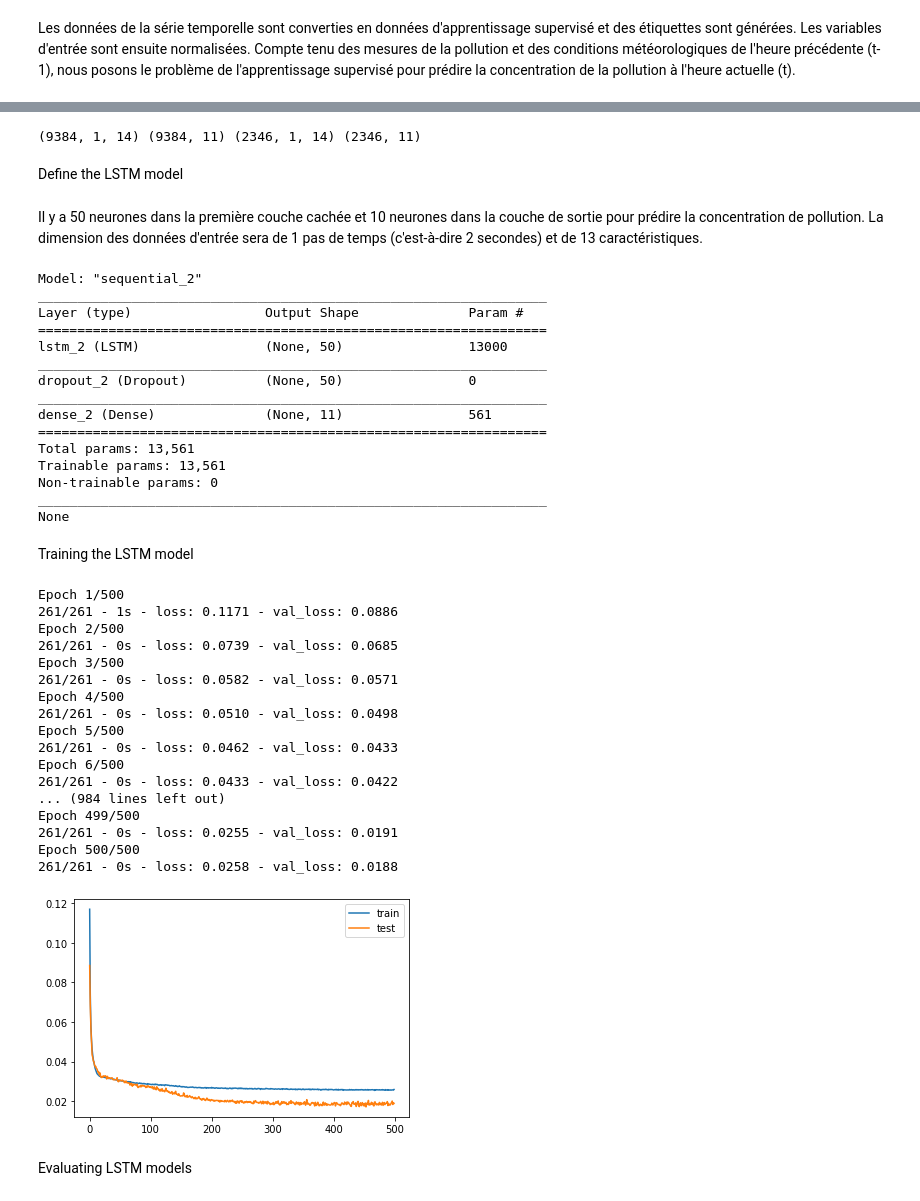
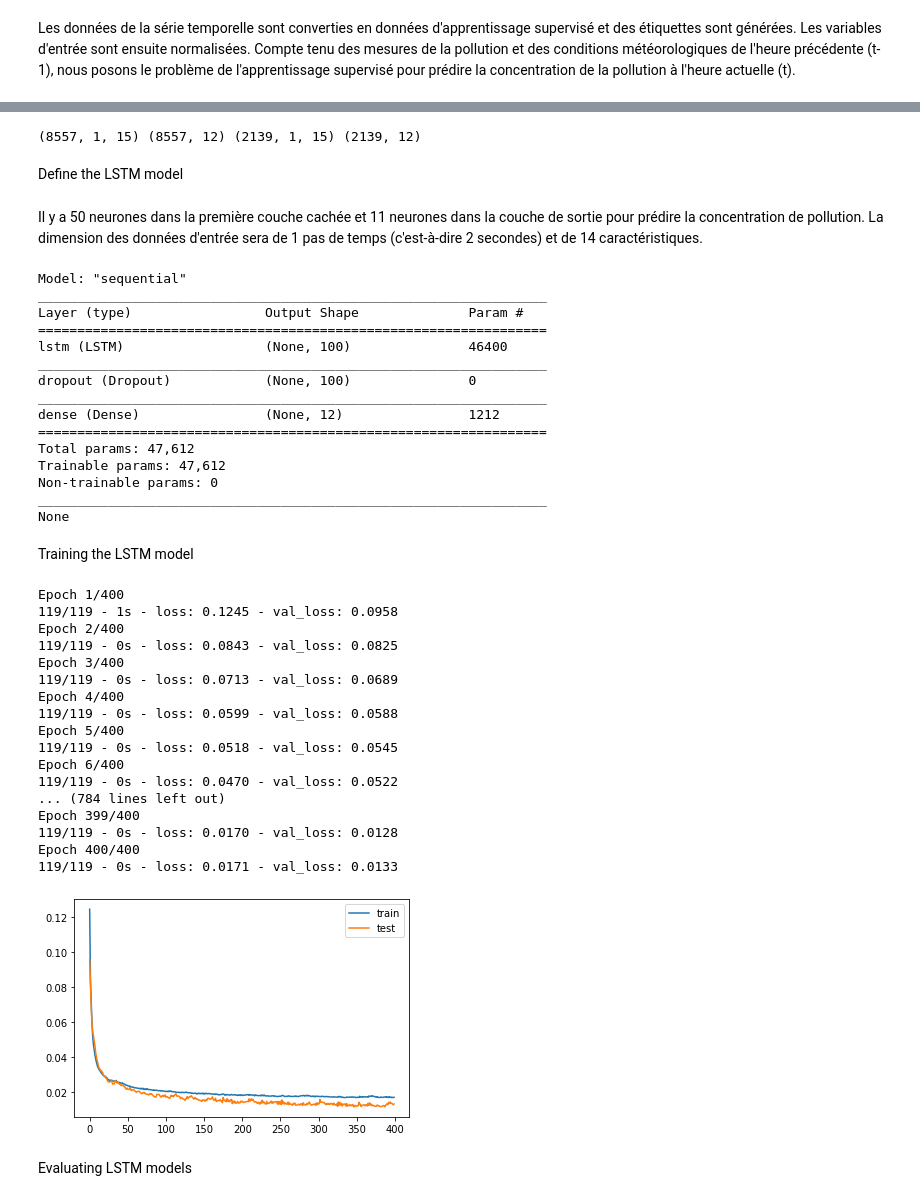
Before and after one commit to XIAxuanzheFrancis/Apprentissage-du-mod-le-LSTM, a Jupyter notebook: lstm_correct_room.ipynb, the cells around one changed output, grey strips where cells are left out. Saved outputs shown, nothing was run; the diff lists cells and outputs as text; code cells hidden in the pictures.

```diff
--- a/lstm_correct_room.ipynb
+++ b/lstm_correct_room.ipynb
@@ -136,0 +137,4 @@ data
+# %%
+data['IAQ'] = (data['pm1']<=10) & (data['pm2_5']<=25) & (data['pm10']<=50) & (data['co2']<800) & (data['tvoc']<300) & (data['o3']<18)
+data['IAQ'] = data['IAQ'].astype(object).replace({False: 0, True: 1})
+data.insert(0, 'IAQ', data.pop('IAQ'))
@@ -136,0 +173,3 @@ data
+# %%
+data.drop('IAQ', axis=1, inplace=True)
+data
@@ -196,68 +256,77 @@ train_samples = int(num_rows // 1.25)
 train = reframed.iloc[:train_samples, :]
 test = reframed.iloc[train_samples:, :]
 
-train_X, train_y = train.iloc[:, :-11].values, train.iloc[:, -11:].values
-test_X, test_y = test.iloc[:, :-11].values, test.iloc[:, -11:].values
+train_X, train_y = train.iloc[:, :-12].values, train.iloc[:, -12:].values
+test_X, test_y = test.iloc[:, :-12].values, test.iloc[:, -12:].values
 
 train_X = train_X.reshape((train_X.shape[0], 1, train_X.shape[1]))
 test_X = test_X.reshape((test_X.shape[0], 1, test_X.shape[1]))
 
 print(train_X.shape, train_y.shape, test_X.shape, test_y.shape)
 # %% [output]
-(9384, 1, 14) (9384, 11) (2346, 1, 14) (2346, 11)
+(8557, 1, 15) (8557, 12) (2139, 1, 15) (2139, 12)
 # %% [markdown]
 Define the LSTM model
 # %% [markdown]
-Il y a 50 neurones dans la première couche cachée et 10 neurones dans la couche de sortie pour prédire la concentration de pollution. La dimension des données d'entrée sera de 1 pas de temps (c'est-à-dire 2 secondes) et de 13 caractéristiques.
+Il y a 50 neurones dans la première couche cachée et 11 neurones dans la couche de sortie pour prédire la concentration de pollution. La dimension des données d'entrée sera de 1 pas de temps (c'est-à-dire 2 secondes) et de 14 caractéristiques.
 # %%
 model = Sequential()
-model.add(LSTM(50, input_shape=(train_X.shape[1], train_X.shape[2])))
-model.add(Dropout(0.5))
-model.add(Dense(11))
+model.add(LSTM(100, input_shape=(train_X.shape[1], train_X.shape[2])))
+model.add(Dropout(0.3))
+model.add(Dense(12))
 model.compile(loss='mae', optimizer='adam')
 print(model.summary())
+# model = Sequential()
+# model.add(LSTM(40, input_shape=(train_X.shape[1], train_X.shape[2]), return_sequences=True))
+# model.add(Dropout(0.2))
+# model.add(LSTM(50))
+# model.add(Dropout(0.2))
+# model.add(Dense(11))
+# model.compile(optimizer='adam', loss='mae')
+# model.summary()
 # %% [output]
-Model: "sequential_2"
+Model: "sequential"
 _________________________________________________________________
 Layer (type)                 Output Shape              Param #
 =================================================================
-lstm_2 (LSTM)                (None, 50)                13000
+lstm (LSTM)                  (None, 100)               46400
 _________________________________________________________________
-dropout_2 (Dropout)          (None, 50)                0
+dropout (Dropout)            (None, 100)               0
 _________________________________________________________________
-dense_2 (Dense)              (None, 11)                561
+dense (Dense)                (None, 12)                1212
 =================================================================
-Total params: 13,561
-Trainable params: 13,561
+Total params: 47,612
+Trainable params: 47,612
 Non-trainable params: 0
 _________________________________________________________________
 None
 # %% [markdown]
 Training the LSTM model
 # %%
-history = model.fit(train_X, train_y, epochs=500, batch_size=36, validation_data=(test_X, test_y), verbose=2, shuffle=False)
+history = model.fit(train_X, train_y, epochs=400, batch_size=72, validation_data=(test_X, test_y), verbose=2, shuffle=False)
+# history = model.fit(train_X, train_y, epochs=150, batch_size=32, validation_data=(test_X, test_y), verbose=2, shuffle=False)
 plt.plot(history.history['loss'], label='train')
 plt.plot(history.history['val_loss'], label='test')
 plt.legend()
 plt.show()
 # %% [output]
-Epoch 1/500
-261/261 - 1s - loss: 0.1171 - val_loss: 0.0886
-Epoch 2/500
-261/261 - 0s - loss: 0.0739 - val_loss: 0.0685
-Epoch 3/500
-261/261 - 0s - loss: 0.0582 - val_loss: 0.0571
-Epoch 4/500
-261/261 - 0s - loss: 0.0510 - val_loss: 0.0498
-Epoch 5/500
-261/261 - 0s - loss: 0.0462 - val_loss: 0.0433
-Epoch 6/500
-261/261 - 0s - loss: 0.0433 - val_loss: 0.0422
-... (984 lines left out)
-Epoch 499/500
-261/261 - 0s - loss: 0.0255 - val_loss: 0.0191
-Epoch 500/500
-261/261 - 0s - loss: 0.0258 - val_loss: 0.0188
+Epoch 1/400
+119/119 - 1s - loss: 0.1245 - val_loss: 0.0958
+Epoch 2/400
+119/119 - 0s - loss: 0.0843 - val_loss: 0.0825
+Epoch 3/400
+119/119 - 0s - loss: 0.0713 - val_loss: 0.0689
+Epoch 4/400
+119/119 - 0s - loss: 0.0599 - val_loss: 0.0588
+Epoch 5/400
+119/119 - 0s - loss: 0.0518 - val_loss: 0.0545
+Epoch 6/400
+119/119 - 0s - loss: 0.0470 - val_loss: 0.0522
+... (784 lines left out)
+Epoch 399/400
+119/119 - 0s - loss: 0.0170 - val_loss: 0.0128
+Epoch 400/400
+119/119 - 0s - loss: 0.0171 - val_loss: 0.0133
-[figure, old version]
+[figure, new version]
 # %% [markdown]
 Evaluating LSTM models
```
Also changed, not shown: parts of 54 cells of this notebook, 42 other files.
